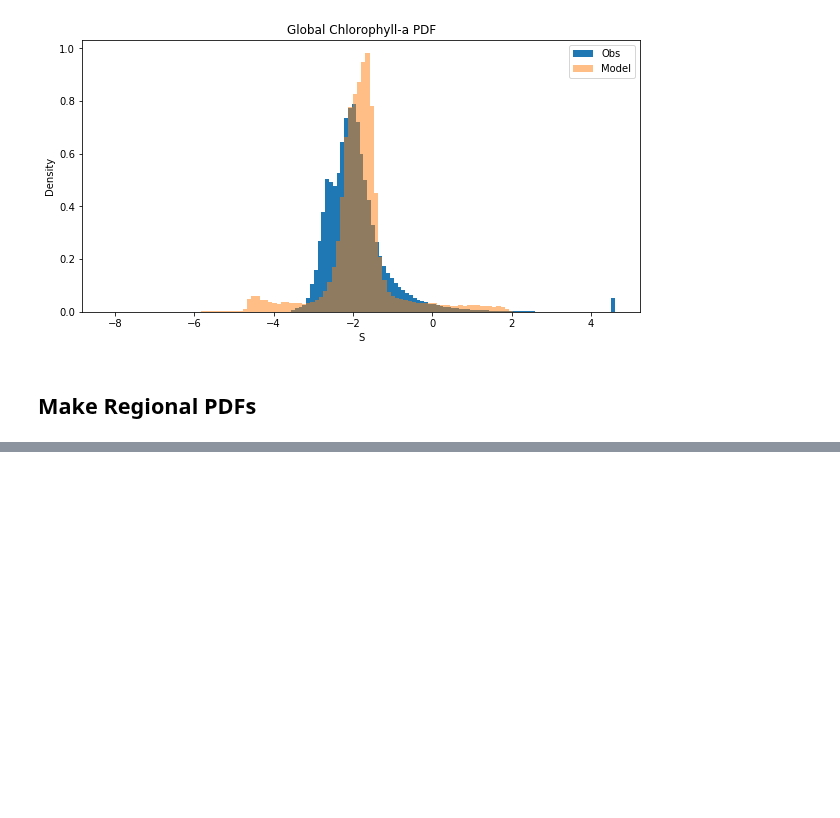
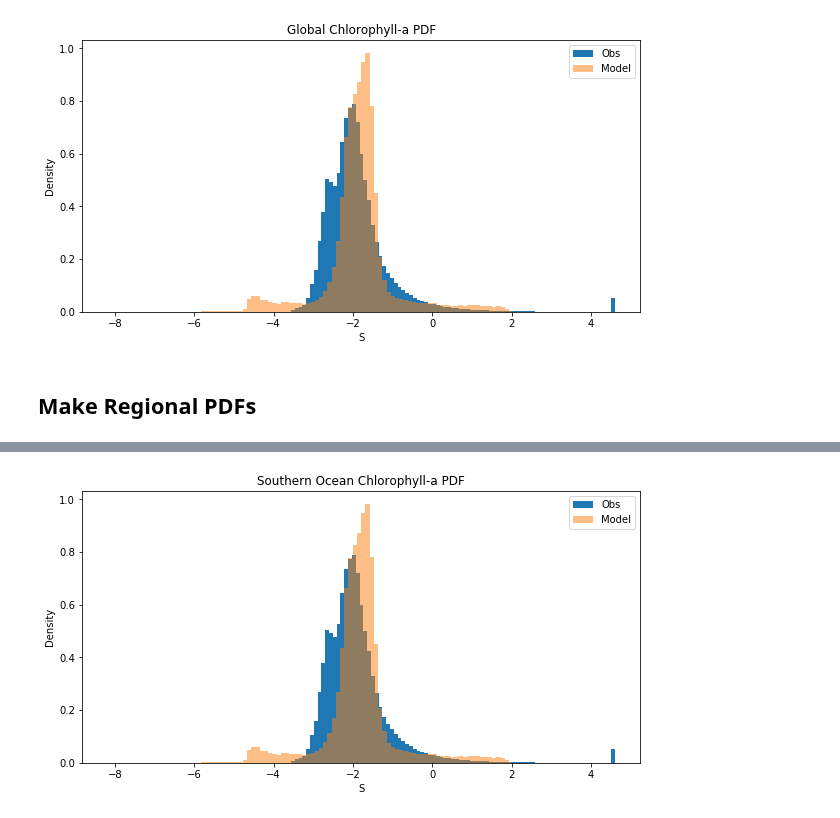
Before and after one commit to Zephyr-Sylvester/krill-cesm-le, a Jupyter notebook: notebooks/Obs_v_Mods.ipynb, the cells around one changed output, grey strips where cells are left out. Cells and saved outputs as stored; diff of their text form; code cells hidden in the pictures; blank space fills up the shorter version.

```diff
--- a/notebooks/Obs_v_Mods.ipynb
+++ b/notebooks/Obs_v_Mods.ipynb
@@ -165,0 +152,17 @@ plt.legend();
+# %%
+mod_log_trans = np.log(dsmod.Chl_surf.where(dsmod.Chl_surf>0 & (dsmod.TLAT <= -45)))
+obs_log_trans = np.log(dsobs.chl_gsm.where(dsobs.chl_gsm>0 & (dsobs.TLAT <= -45)))
+
+S_obs = obs_log_trans.values.ravel()
+S_sim = mod_log_trans.values.ravel()
+
+plt.figure(figsize=(10, 5))
+plt.hist(S_obs, 100, density=True, label='Obs');
+plt.hist(S_sim, 100, density=True, alpha=0.5, label='Model');
+plt.xlabel('S')
+plt.title('Southern Ocean Chlorophyll-a PDF')
+plt.ylabel('Density');
+plt.legend();
+#plt.savefig(save_path+'model vs obs chl compare feb 5.png')
+# %% [output]
+[figure, added]
```
Also changed, not shown: parts of 3 cells of this notebook.
